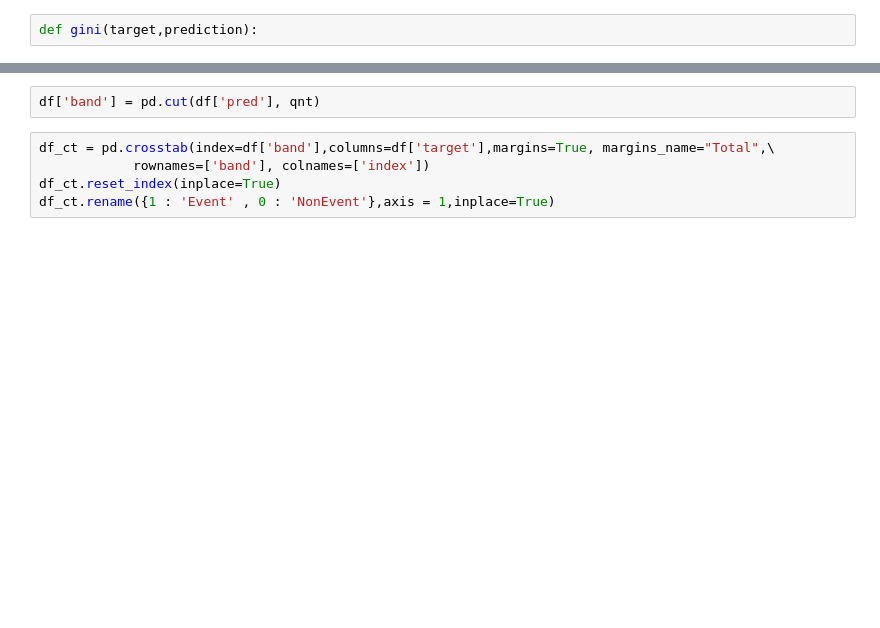
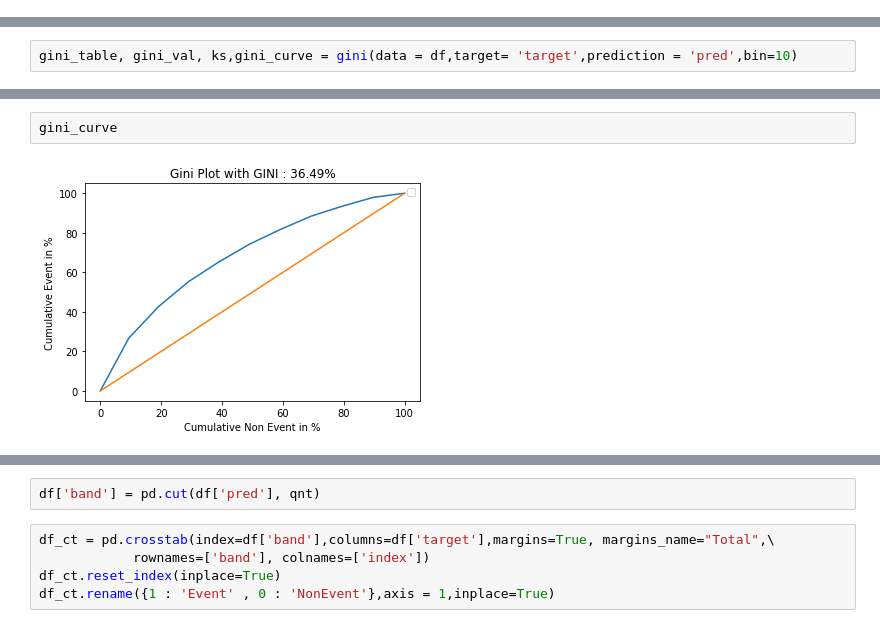
Before and after one commit to Vishnu1183/Utilities-, a Jupyter notebook: gini_fn.ipynb, the cells around one changed output, grey strips where cells are left out. Drawn from its saved outputs; the diff is of its cells as text; blank space fills up the shorter version.

```diff
--- a/gini_fn.ipynb
+++ b/gini_fn.ipynb
@@ -31,2 +11,0 @@ df.head()
-# %%
-def gini(target,prediction):
@@ -34,0 +72,2 @@ SyntaxError: unexpected EOF while parsing (<ipython-input-221-1afa037c16a7>, lin
+# %%
+gini_table, gini_val, ks,gini_curve = gini(data = df,target= 'target',prediction = 'pred',bin=10)
@@ -34,0 +95,4 @@ SyntaxError: unexpected EOF while parsing (<ipython-input-221-1afa037c16a7>, lin
+# %%
+gini_curve
+# %% [output]
+[figure, added]
```
Also changed, not shown: parts of 35 cells of this notebook.
